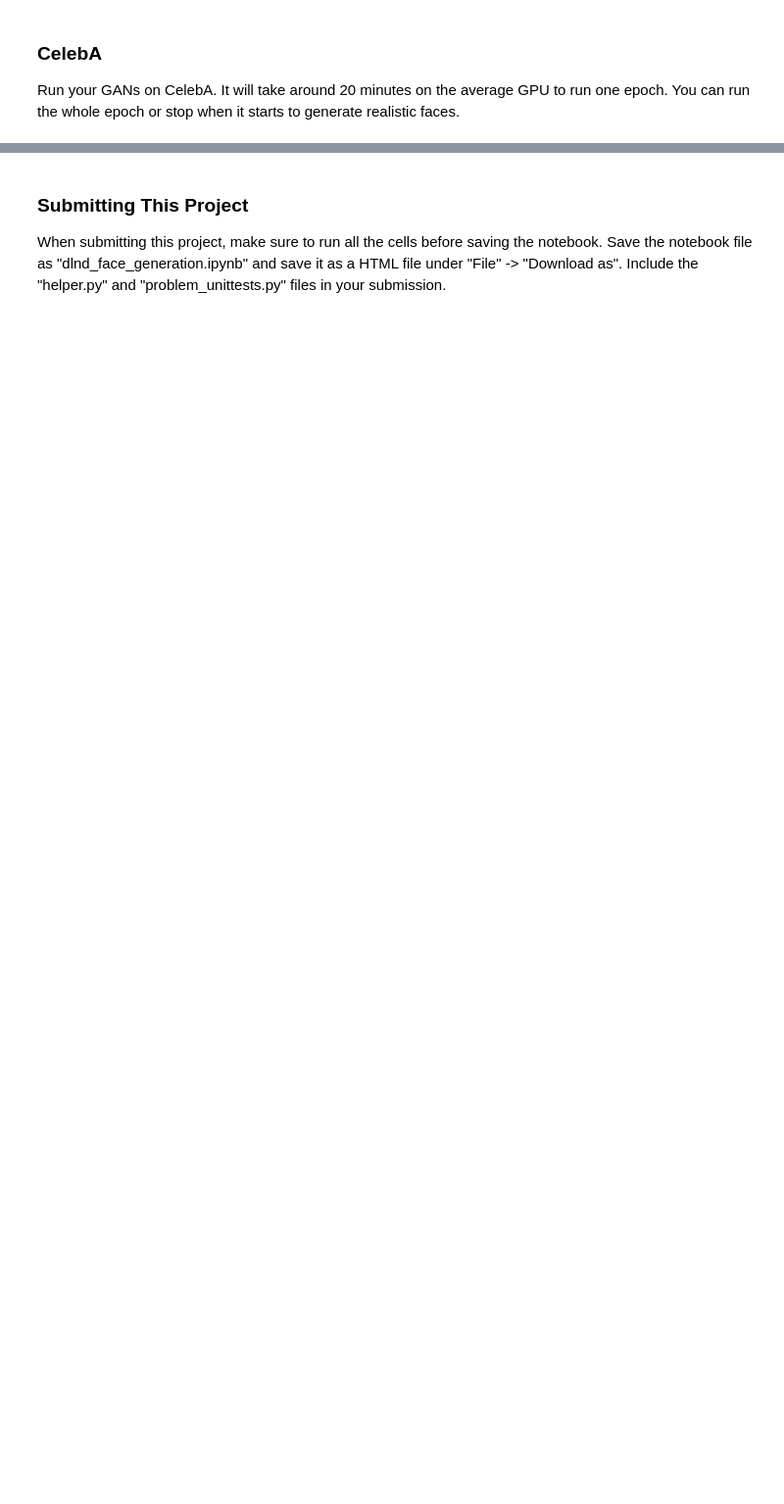
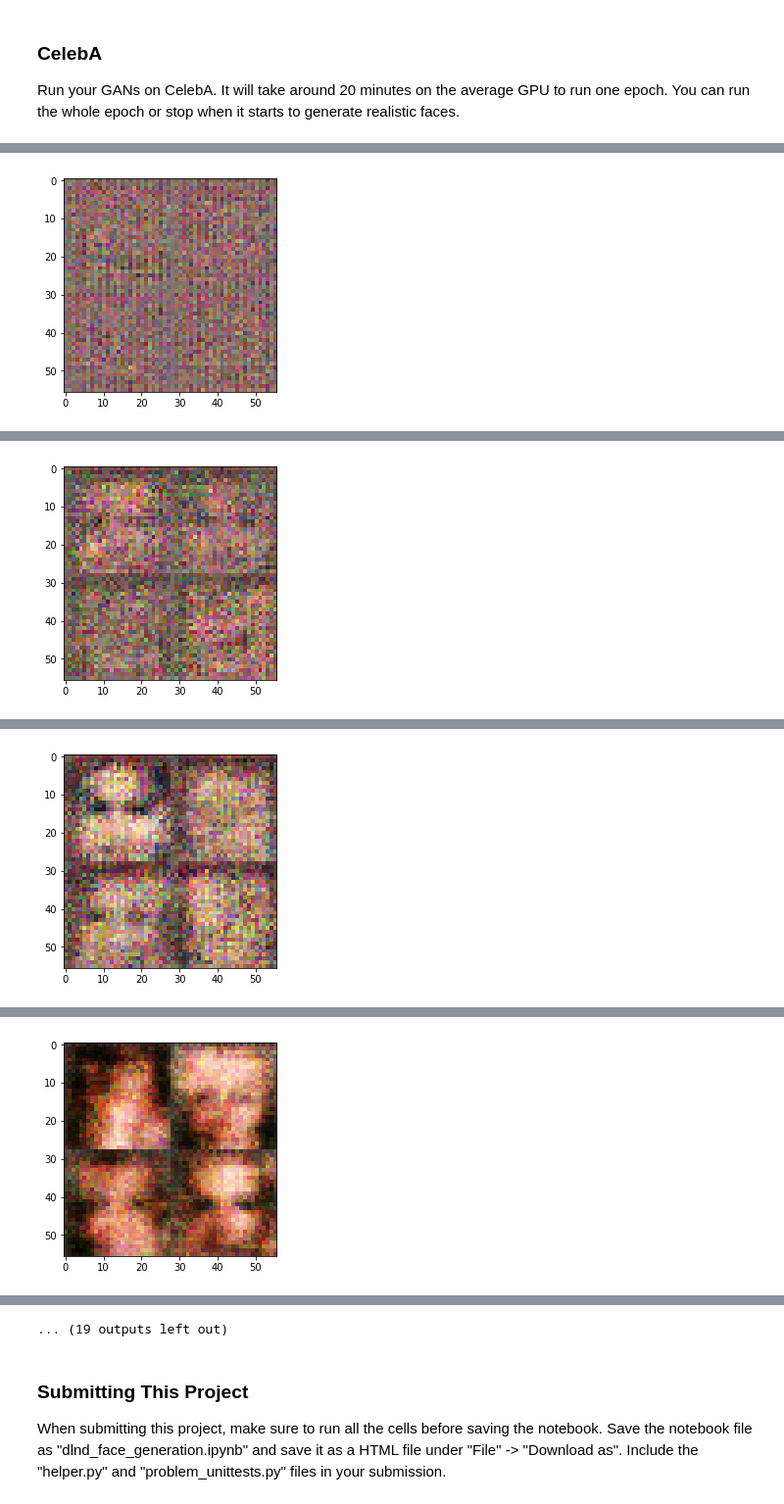
Before and after one commit to myfunprograms/deep_learning, a Jupyter notebook: project5/files/dlnd_face_generation.ipynb, the cells around one changed output, grey strips where cells are left out. Shown: that part at 98% size. Cells and saved outputs as stored; diff of their text form; code cells hidden in the pictures; blank space fills up the shorter version.

```diff
--- a/project5/files/dlnd_face_generation.ipynb
+++ b/project5/files/dlnd_face_generation.ipynb
@@ -383,11 +453,10 @@ with tf.Graph().as_default():
 ### CelebA
 Run your GANs on CelebA.  It will take around 20 minutes on the average GPU to run one epoch.  You can run the whole epoch or stop when it starts to generate realistic faces.
 # %%
-batch_size = None
-z_dim = None
-learning_rate = None
-beta1 = None
-
+batch_size = 128
+z_dim = 64
+learning_rate = 0.0001
+beta1 = 0.5
 
 """
 DON'T MODIFY ANYTHING IN THIS CELL THAT IS BELOW THIS LINE
@@ -398,3 +467,4 @@ celeba_dataset = helper.Dataset('celeba', glob(os.path.join(data_dir, 'img_align
 with tf.Graph().as_default():
     train(epochs, batch_size, z_dim, learning_rate, beta1, celeba_dataset.get_batches,
           celeba_dataset.shape, celeba_dataset.image_mode)
+# %% [output]
@@ -400,0 +481 @@ with tf.Graph().as_default():
+[figure, added]
@@ -400,0 +492 @@ with tf.Graph().as_default():
+[figure, added]
@@ -400,0 +503 @@ with tf.Graph().as_default():
+[figure, added]
@@ -400,0 +514 @@ with tf.Graph().as_default():
+[figure, added]
@@ -401,3 +537,4 @@ with tf.Graph().as_default():
+... (19 outputs left out)
 # %% [markdown]
 ### Submitting This Project
 When submitting this project, make sure to run all the cells before saving the notebook. Save the notebook file as "dlnd_face_generation.ipynb" and save it as a HTML file under "File" -> "Download as". Include the "helper.py" and "problem_unittests.py" files in your submission.
```
Also changed, not shown: parts of 11 cells of this notebook.
